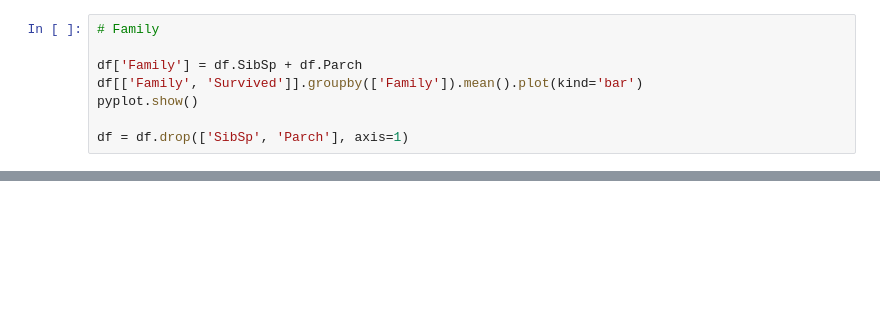
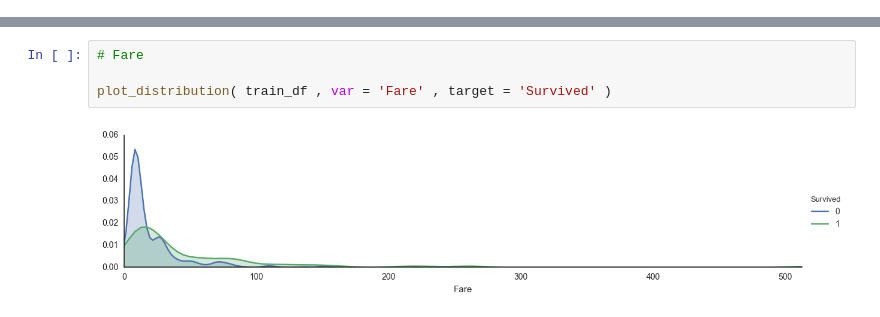
Before and after one commit to cseale/kaggle-titanic, a Jupyter notebook: notebook.ipynb, the cells around one changed output, grey strips where cells are left out. Drawn from its saved outputs; the diff is of its cells as text; blank space fills up the shorter version.

```diff
--- a/notebook.ipynb
+++ b/notebook.ipynb
@@ -45,8 +0,0 @@ df = df.join(sex_dummies_titanic)
-# %%
-# Family
-
-df['Family'] = df.SibSp + df.Parch
-df[['Family', 'Survived']].groupby(['Family']).mean().plot(kind='bar')
-pyplot.show()
-
-df = df.drop(['SibSp', 'Parch'], axis=1)
@@ -175,0 +110,6 @@ submission.to_csv('predictions.csv', index=False)
+# %%
+# Fare
+
+plot_distribution( train_df , var = 'Fare' , target = 'Survived' )
+# %% [output]
+[figure, added]
```
Also changed, not shown: parts of 35 cells of this notebook.
